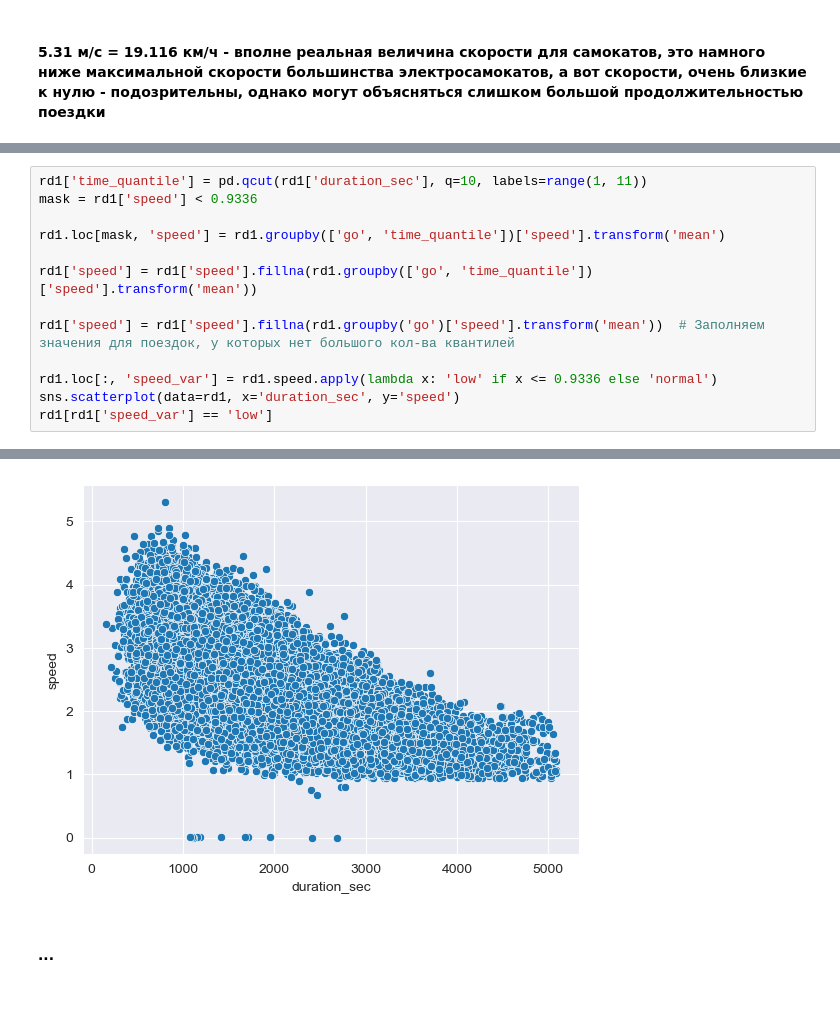
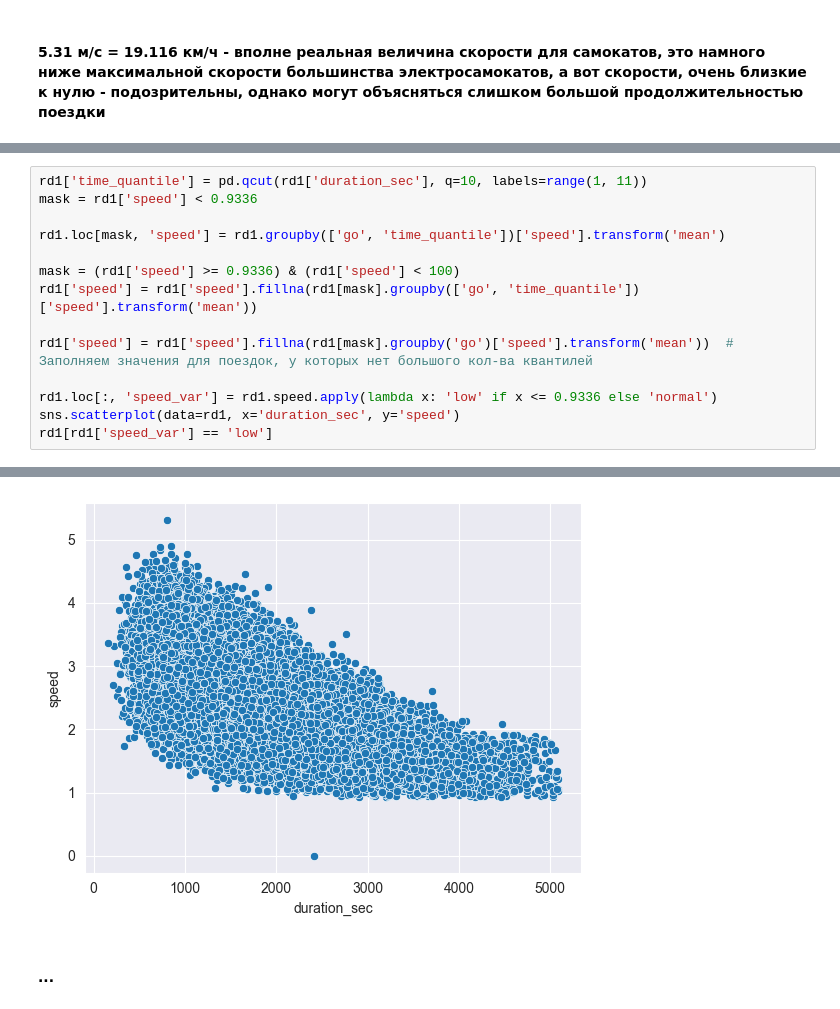
Before and after one commit to alexhronov/analiz_samokatov, a Jupyter notebook: sample.ipynb, the cells around one changed output, grey strips where cells are left out. Drawn from its saved outputs; the diff is of its cells as text.

```diff
--- a/sample.ipynb
+++ b/sample.ipynb
@@ -132,9 +135,10 @@ mask = rd1['speed'] < 0.9336
 
 rd1.loc[mask, 'speed'] = rd1.groupby(['go', 'time_quantile'])['speed'].transform('mean')
 
-rd1['speed'] = rd1['speed'].fillna(rd1.groupby(['go', 'time_quantile'])['speed'].transform('mean'))
+mask = (rd1['speed'] >= 0.9336) & (rd1['speed'] < 100)
+rd1['speed'] = rd1['speed'].fillna(rd1[mask].groupby(['go', 'time_quantile'])['speed'].transform('mean'))
 
-rd1['speed'] = rd1['speed'].fillna(rd1.groupby('go')['speed'].transform('mean'))  # Заполняем значения для поездок, у которых нет большого кол-ва квантилей
+rd1['speed'] = rd1['speed'].fillna(rd1[mask].groupby('go')['speed'].transform('mean'))  # Заполняем значения для поездок, у которых нет большого кол-ва квантилей
 
 rd1.loc[:, 'speed_var'] = rd1.speed.apply(lambda x: 'low' if x <= 0.9336 else 'normal')
 sns.scatterplot(data=rd1, x='duration_sec', y='speed')
@@ -160,4 +149,4 @@ rd1[rd1['speed_var'] == 'low']
-[figure, old version]
+[figure, new version]
 # %% [markdown]
 #### ...
 # %%
```
Also changed, not shown: parts of 22 cells of this notebook, 4 other files.
